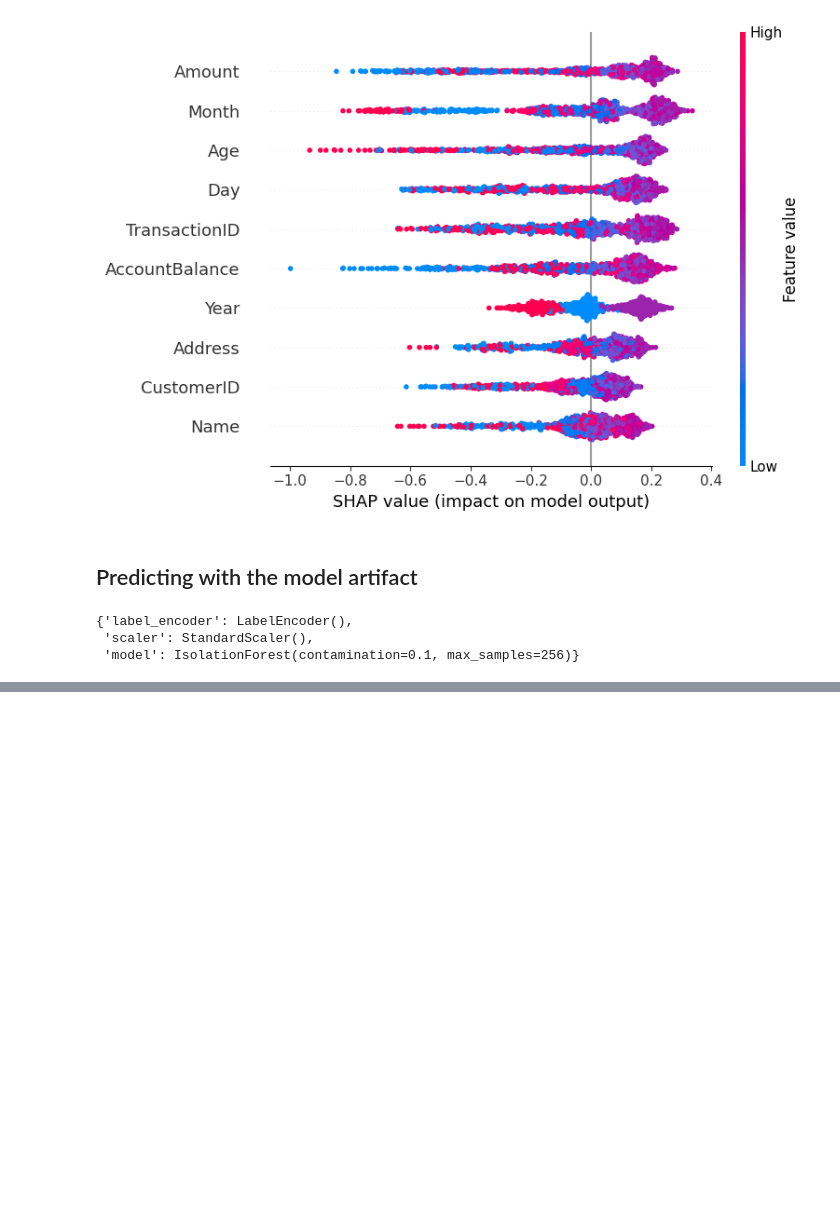
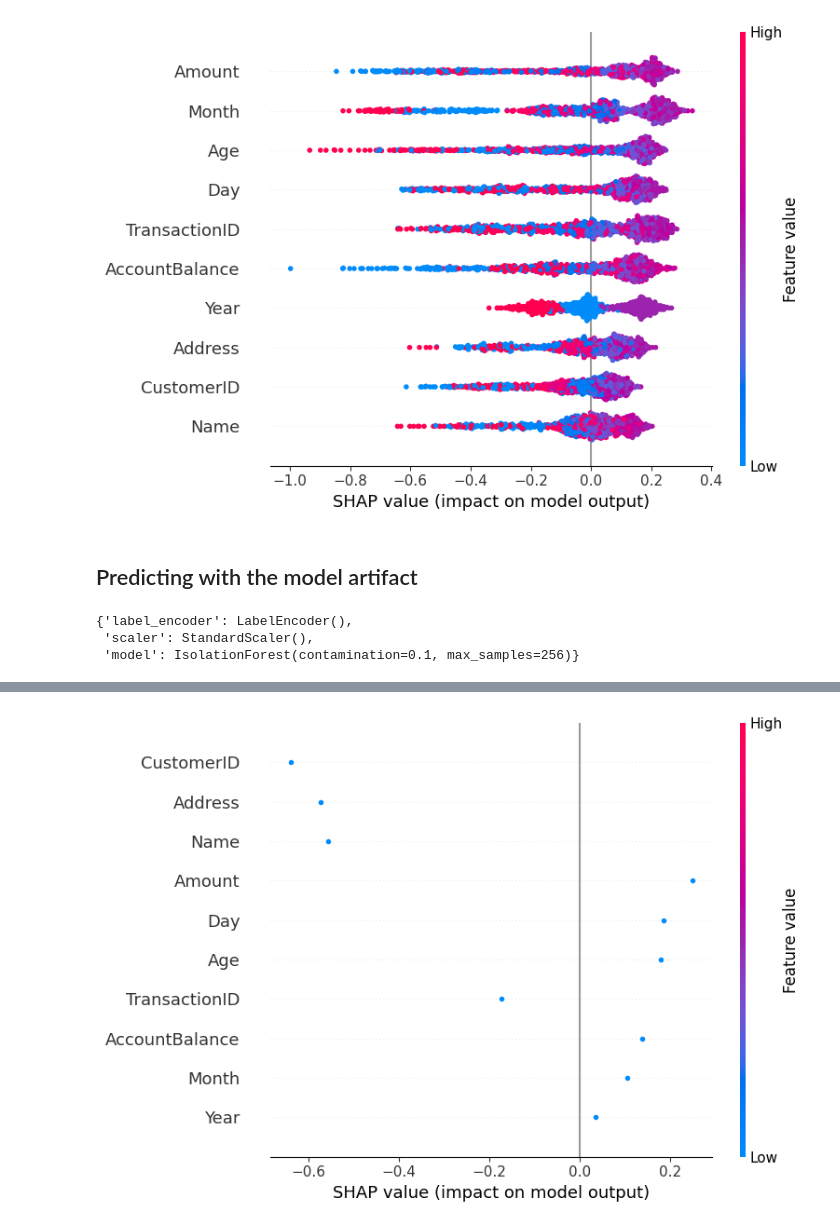
Before and after one commit to hyturing/RJPOLICE_HACK_412_Competitive_Developers_7, a Jupyter notebook: notebook/anomaly.ipynb, the cells around one changed output, grey strips where cells are left out. Drawn from its saved outputs; the diff is of its cells as text; code cells hidden in the pictures; blank space fills up the shorter version.

```diff
--- a/notebook/anomaly.ipynb
+++ b/notebook/anomaly.ipynb
@@ -186,0 +185,5 @@ test
+# %%
+shap_values = explainer.shap_values(encoded_df)
+shap.summary_plot(shap_values, encoded_df)
+# %% [output]
+[figure, added]
```
Also changed, not shown: parts of 4 cells of this notebook, 5 other files.
